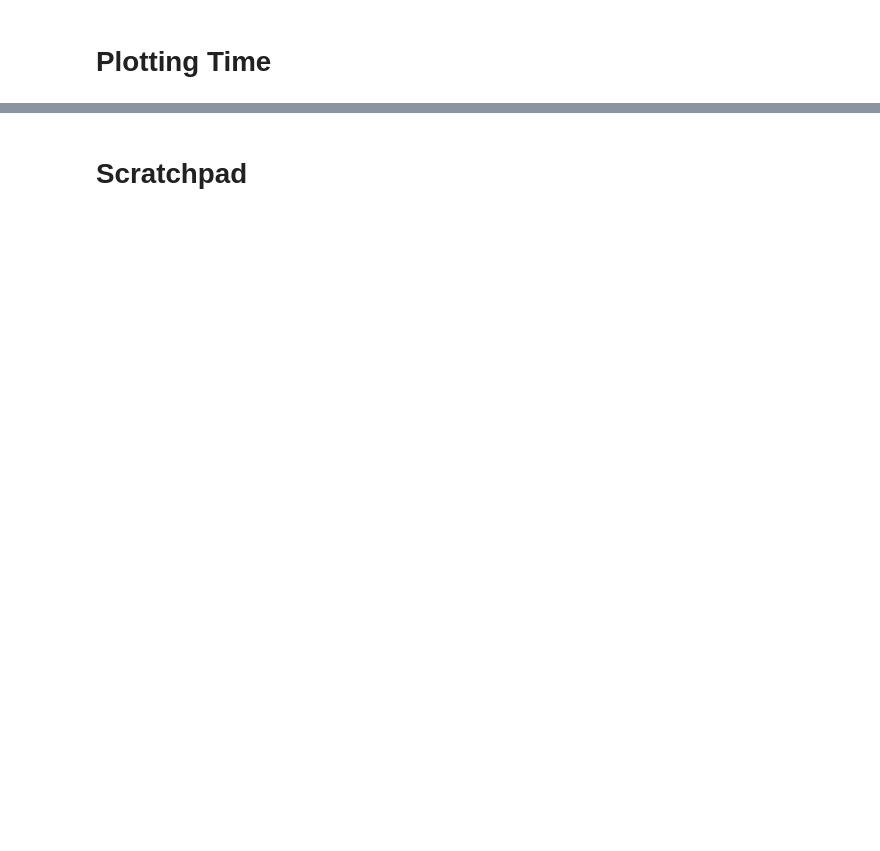
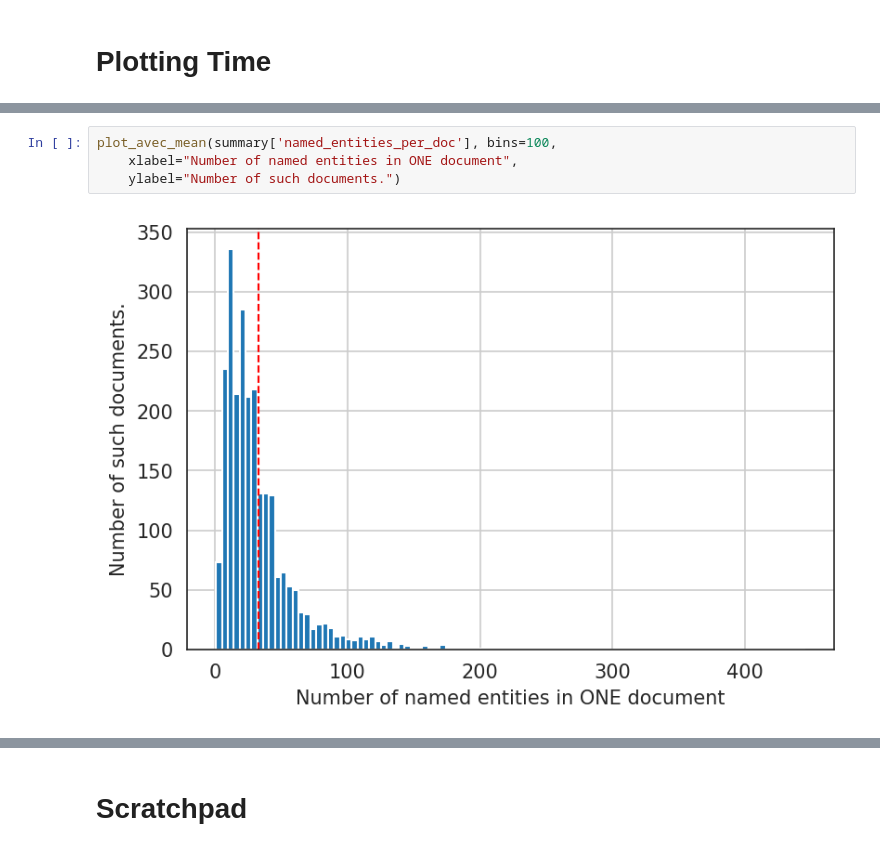
Before and after one commit to geraltofrivia/multitask-entitylevel-nlp, a Jupyter notebook: src/ner-overlaps.ipynb, the cells around one changed output, grey strips where cells are left out. Saved outputs shown, nothing was run; the diff lists cells and outputs as text; blank space fills up the shorter version.

```diff
--- a/src/ner-overlaps.ipynb
+++ b/src/ner-overlaps.ipynb
@@ -156,0 +285,6 @@ fancy_plot(summary['clusters_per_doc'],
+# %%
+plot_avec_mean(summary['named_entities_per_doc'], bins=100,
+    xlabel="Number of named entities in ONE document",
+    ylabel="Number of such documents.")
+# %% [output]
+[figure, added]
```
Also changed, not shown: parts of 20 cells of this notebook, 1 other file.
